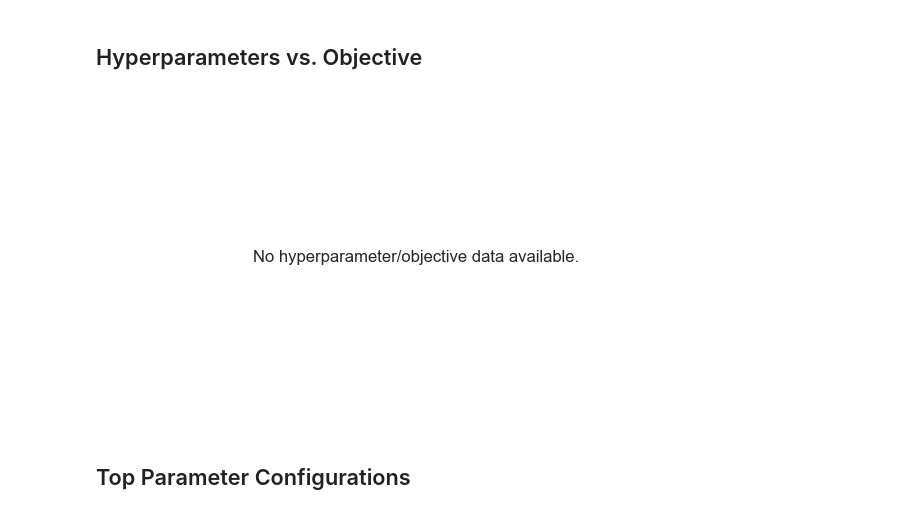
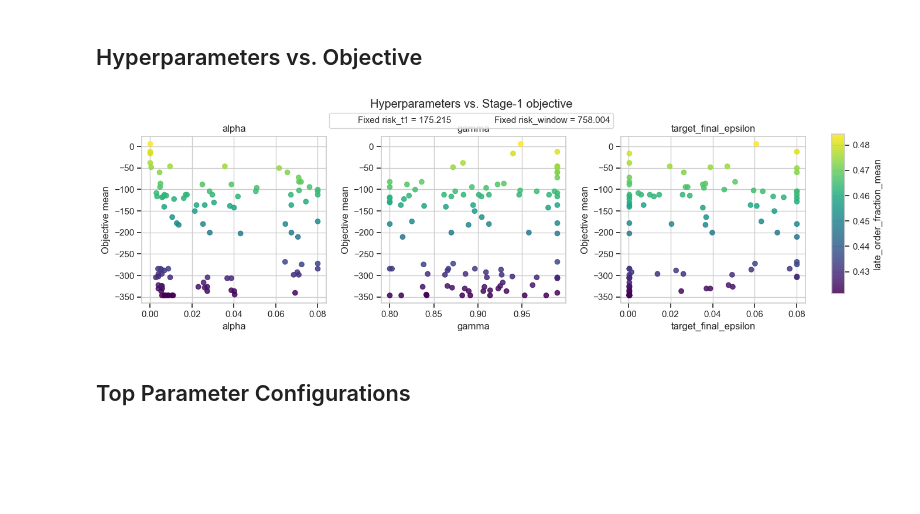
Before and after one commit to Dmfefnf/BA-Simulation-Optimization, a Jupyter notebook: RL/rl_hyperparameter_tuning_analysis.ipynb, the cells around one changed output. Saved outputs shown, nothing was run; the diff lists cells and outputs as text; code cells hidden in the pictures; blank space fills up the shorter version.

```diff
--- a/RL/rl_hyperparameter_tuning_analysis.ipynb
+++ b/RL/rl_hyperparameter_tuning_analysis.ipynb
@@ -18,14 +19,19 @@ sns.set_context("notebook")
 pd.set_option("display.max_columns", 100)
 # %%
 USE_HPC = True
-TUNING_ROOT = Path("rl_tuning_hpc50x100") if USE_HPC else Path("rl_tuning_laptop")
+TUNING_ROOT = Path("rl_tuning_hpc_gamma_high") if USE_HPC else Path("rl_tuning_hpc_100")
 STAGE1_DIR = TUNING_ROOT / "stage1"
 STAGE2_DIR = TUNING_ROOT / "stage2"
 TOP_N = 5
 try:
     from rl_tuning_common import PARAMETER_NAMES as PROJECT_PARAMETER_NAMES
 except Exception:
-    PROJECT_PARAMETER_NAMES = ["alpha", "gamma", "epsilon_decay", "epsilon_min", "risk_t1", "risk_window"]
+    PROJECT_PARAMETER_NAMES = ["alpha",
+                               "gamma",
+                               "epsilon_decay",
+                               "epsilon_min",
+                               "risk_t1",
+                               "risk_window"]
 PARAMETER_NAMES = list(PROJECT_PARAMETER_NAMES)
 # %% [markdown]
 ## Helpers
@@ -174,11 +234,16 @@ plt.show()
 ## Stage 1: Objective per Trial
 # %%
 fig, ax = plt.subplots(figsize=(10,5))
-if stage1_trials.empty or not {"trial_index", "objective_mean"}.issubset(stage1_trials.columns): empty_plot_message(ax, "No Stage-1 objective data available.")
+if stage1_trials.empty or not {"trial_index", "objective_mean"}.issubset(stage1_trials.columns):
+    empty_plot_message(ax, "No Stage-1 objective data available.")
 else:
     yerr = None
     if {"objective_std", "n_valid_replications"}.issubset(stage1_trials.columns): yerr = stage1_trials["objective_std"] / np.sqrt(stage1_trials["n_valid_replications"].clip(lower=1))
-    ax.errorbar(stage1_trials["trial_index"], stage1_trials["objective_mean"], yerr=yerr, fmt="o", capsize=3, alpha=0.85)
-    ax.set_title("Stage 1 objective by trial"); ax.set_xlabel("Trial index"); ax.set_ylabel("Objective mean (lower is better)")
+    ax.errorbar(stage1_trials["trial_index"],
+                stage1_trials["objective_mean"],
+                yerr=yerr, fmt="o", capsize=3, alpha=0.85)
+    ax.set_title("Stage 1 objective by trial");
+    ax.set_xlabel("Trial index");
+    ax.set_ylabel("Objective mean (lower is better)")
 plt.show()
 # %% [output]
@@ -186,21 +251,47 @@ plt.show()
 # %% [markdown]
 ## Hyperparameters vs. Objective
 # %%
-available_params = [p for p in PARAMETER_NAMES if p in stage1_trials.columns]
+OPTIMIZED_PARAMETER_NAMES = list(
+    stage1_config.get("parameter_names")
+    or stage1_config.get("parameter_bounds", {}).keys()
+)
+DISPLAY_PARAMETER_NAMES = list(
+    (
+        stage1_config.get("all_parameter_bounds")
+        or stage1_config.get("parameter_bounds", {})
+    ).keys()
+)
+available_params = [p for p in OPTIMIZED_PARAMETER_NAMES if p in stage1_trials.columns]
+
+fixed_risk = stage1_config.get("fixed_risk", {}) if stage1_config.get("use_fixed_risk") is True else {}
+fixed_parameter_names = [
+    p for p in DISPLAY_PARAMETER_NAMES
+    if p not in OPTIMIZED_PARAMETER_NAMES and p in fixed_risk
+]
 if not available_params or stage1_trials.empty or "objective_mean" not in stage1_trials.columns:
     fig, ax = plt.subplots(figsize=(8,4)); empty_plot_message(ax, "No hyperparameter/objective data available."); plt.show()
 else:
     n_cols=3; n_rows=math.ceil(len(available_params)/n_cols); fig, axes = plt.subplots(n_rows, n_cols, figsize=(5*n_cols,4*n_rows), squeeze=False)
     cvals = stage1_trials["late_order_fraction_mean"] if "late_order_fraction_mean" in stage1_trials.columns else None; sc=None
     for ax, p in zip(axes.ravel(), available_params):
         if cvals is not None and cvals.notna().any(): sc = ax.scatter(stage1_trials[p], stage1_trials["objective_mean"], c=cvals, cmap="viridis", alpha=0.85)
         else: ax.scatter(stage1_trials[p], stage1_trials["objective_mean"], alpha=0.85)
         ax.set_title(p); ax.set_xlabel(p); ax.set_ylabel("Objective mean")
     for ax in axes.ravel()[len(available_params):]: ax.set_axis_off()
-    if sc is not None: fig.colorbar(sc, ax=axes.ravel().tolist(), label="late_order_fraction_mean", shrink=0.8)
-    fig.suptitle("Hyperparameters vs. Stage-1 objective", y=1.02); plt.tight_layout(); plt.show()
+    fixed_handles = [
+        Line2D([], [], linestyle="none", label=f"Fixed {p} = {fixed_risk[p]:g}")
+        for p in fixed_parameter_names
+    ]
+    fig.suptitle("Hyperparameters vs. Stage-1 objective", y=0.98)
+    if fixed_handles:
+        fig.legend(handles=fixed_handles, loc="upper center", bbox_to_anchor=(0.5, 0.94), ncol=len(fixed_handles), frameon=True)
+    fig.subplots_adjust(right=0.88, top=0.82 if fixed_handles else 0.88, wspace=0.3, hspace=0.35)
+    if sc is not None:
+        colorbar_ax = fig.add_axes([0.91, 0.15, 0.015, 0.68])
+        fig.colorbar(sc, cax=colorbar_ax, label="late_order_fraction_mean")
+    plt.show()
 # %% [output]
-[figure, old version]
+[figure, new version]
 # %% [markdown]
 ## Top Parameter Configurations
 # %%
```
Also changed, not shown: parts of 8 cells of this notebook.
